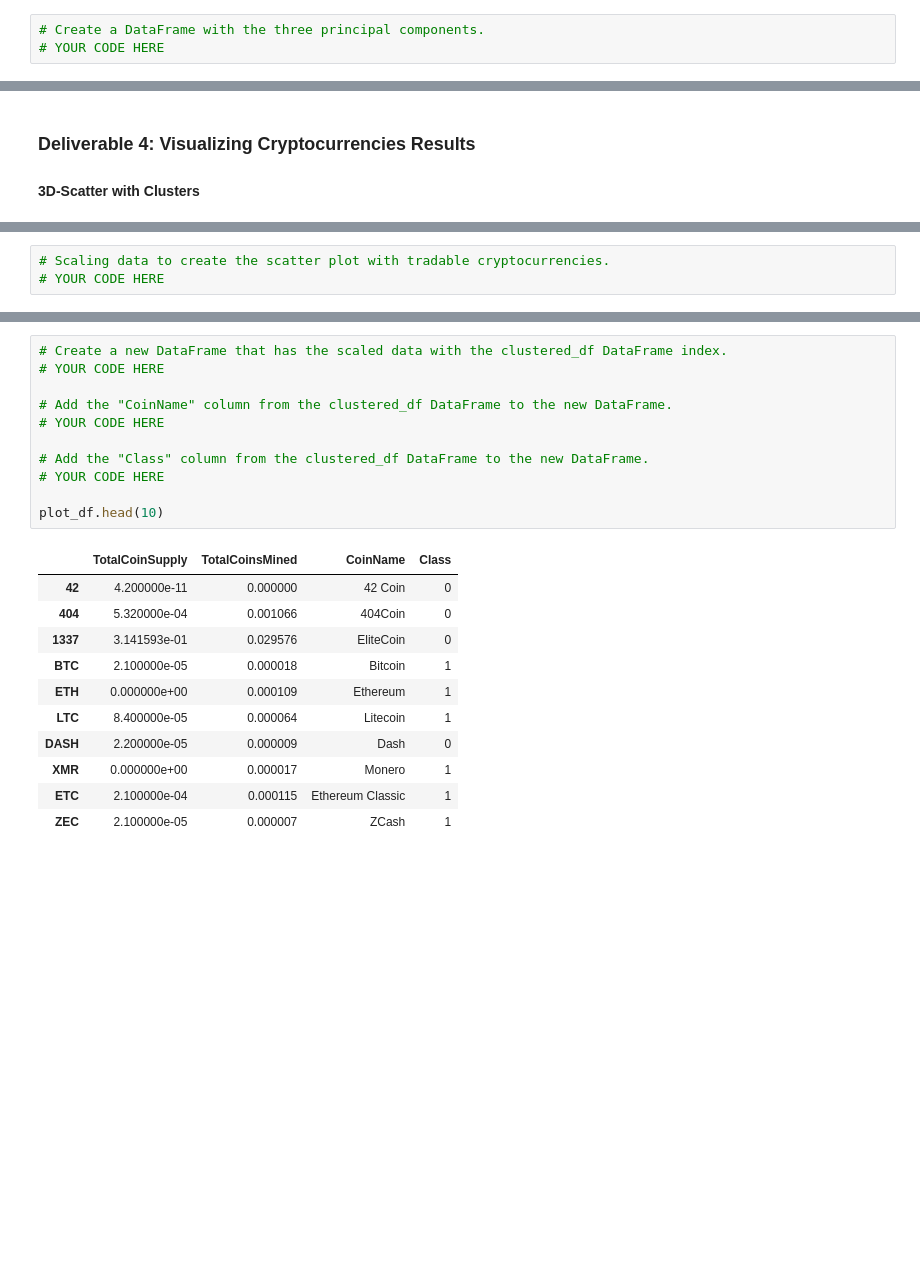
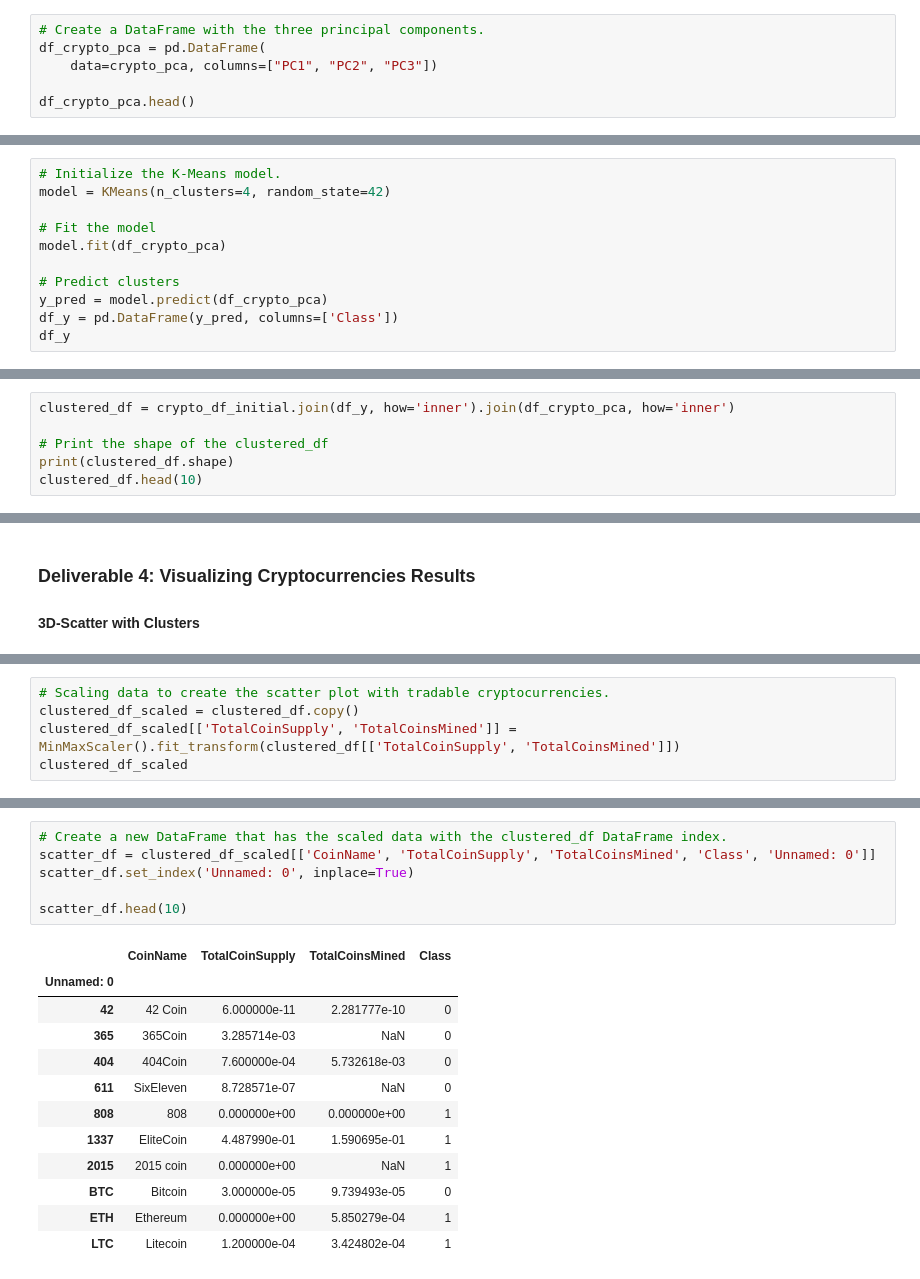
Before and after one commit to Dryspell/RBCModule18-Challenge, a Jupyter notebook: Challenge/crypto_clustering.ipynb, the cells around one changed output, grey strips where cells are left out. Saved outputs shown, nothing was run; the diff lists cells and outputs as text; blank space fills up the shorter version.

```diff
--- a/Challenge/crypto_clustering.ipynb
+++ b/Challenge/crypto_clustering.ipynb
@@ -86,3 +95,6 @@ crypto_df = StandardScaler().fit_transform(crypto_df)
 # %%
 # Create a DataFrame with the three principal components.
-# YOUR CODE HERE
+df_crypto_pca = pd.DataFrame(
+    data=crypto_pca, columns=["PC1", "PC2", "PC3"])
+
+df_crypto_pca.head()
@@ -122,0 +133,11 @@ NameError: name 'clustered_df' is not defined
+# %%
+# Initialize the K-Means model.
+model = KMeans(n_clusters=4, random_state=42)
+
+# Fit the model
+model.fit(df_crypto_pca)
+
+# Predict clusters
+y_pred = model.predict(df_crypto_pca)
+df_y = pd.DataFrame(y_pred, columns=['Class'])
+df_y
@@ -122,0 +174,6 @@ NameError: name 'clustered_df' is not defined
+# %%
+clustered_df = crypto_df_initial.join(df_y, how='inner').join(df_crypto_pca, how='inner')
+
+# Print the shape of the clustered_df
+print(clustered_df.shape)
+clustered_df.head(10)
@@ -143,4 +214,6 @@ There are 532 tradable cryptocurrencies.
 # %%
 # Scaling data to create the scatter plot with tradable cryptocurrencies.
-# YOUR CODE HERE
+clustered_df_scaled = clustered_df.copy()
+clustered_df_scaled[['TotalCoinSupply', 'TotalCoinsMined']] = MinMaxScaler().fit_transform(clustered_df[['TotalCoinSupply', 'TotalCoinsMined']])
+clustered_df_scaled
 # %% [output]
@@ -154,25 +233,21 @@ array([[4.20000000e-11, 0.00000000e+00],
 # %%
 # Create a new DataFrame that has the scaled data with the clustered_df DataFrame index.
-# YOUR CODE HERE
+scatter_df = clustered_df_scaled[['CoinName', 'TotalCoinSupply', 'TotalCoinsMined', 'Class', 'Unnamed: 0']]
+scatter_df.set_index('Unnamed: 0', inplace=True)
 
-# Add the "CoinName" column from the clustered_df DataFrame to the new DataFrame.
-# YOUR CODE HERE
-
-# Add the "Class" column from the clustered_df DataFrame to the new DataFrame.
-# YOUR CODE HERE
-
-plot_df.head(10)
+scatter_df.head(10)
 # %% [output]
-|  | TotalCoinSupply | TotalCoinsMined | CoinName | Class |
-| 42 | 4.200000e-11 | 0.000000 | 42 Coin | 0 |
-| 404 | 5.320000e-04 | 0.001066 | 404Coin | 0 |
-| 1337 | 3.141593e-01 | 0.029576 | EliteCoin | 0 |
-| BTC | 2.100000e-05 | 0.000018 | Bitcoin | 1 |
-| ETH | 0.000000e+00 | 0.000109 | Ethereum | 1 |
-| LTC | 8.400000e-05 | 0.000064 | Litecoin | 1 |
-| DASH | 2.200000e-05 | 0.000009 | Dash | 0 |
-| XMR | 0.000000e+00 | 0.000017 | Monero | 1 |
-| ETC | 2.100000e-04 | 0.000115 | Ethereum Classic | 1 |
-| ZEC | 2.100000e-05 | 0.000007 | ZCash | 1 |
+|  | CoinName | TotalCoinSupply | TotalCoinsMined | Class |
+| Unnamed: 0 |  |  |  |  |
+| 42 | 42 Coin | 6.000000e-11 | 2.281777e-10 | 0 |
+| 365 | 365Coin | 3.285714e-03 | NaN | 0 |
+| 404 | 404Coin | 7.600000e-04 | 5.732618e-03 | 0 |
+| 611 | SixEleven | 8.728571e-07 | NaN | 0 |
+| 808 | 808 | 0.000000e+00 | 0.000000e+00 | 1 |
+| 1337 | EliteCoin | 4.487990e-01 | 1.590695e-01 | 1 |
+| 2015 | 2015 coin | 0.000000e+00 | NaN | 1 |
+| BTC | Bitcoin | 3.000000e-05 | 9.739493e-05 | 0 |
+| ETH | Ethereum | 0.000000e+00 | 5.850279e-04 | 1 |
+| LTC | Litecoin | 1.200000e-04 | 3.424802e-04 | 1 |
 # %%
 # Create a hvplot.scatter plot using x="TotalCoinsMined" and y="TotalCoinSupply".
```
Also changed, not shown: parts of 22 cells of this notebook, 2 other files.
